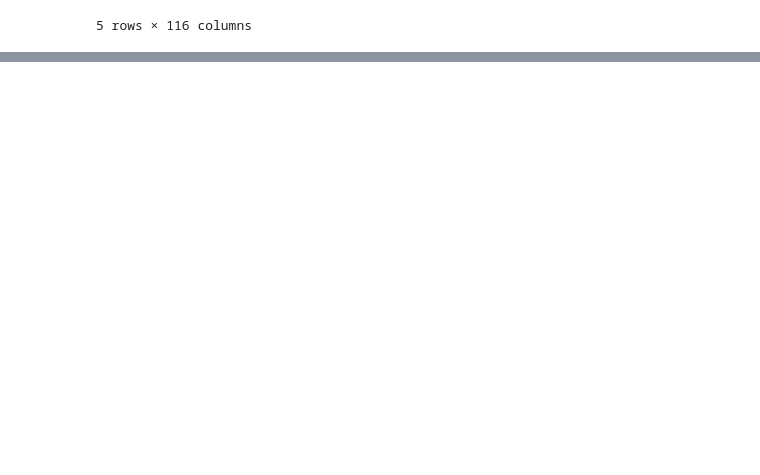
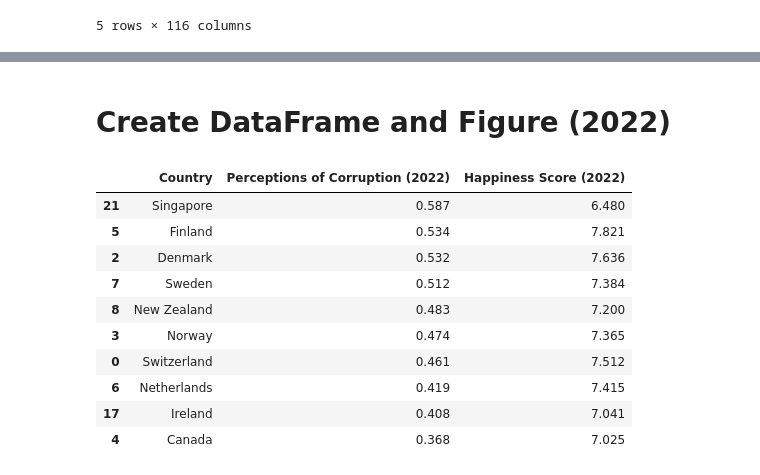
Before and after one commit to tvaughn905/Project-1, a Jupyter notebook: Perceptions_of_corruption.ipynb, the cells around one changed output, grey strips where cells are left out. Saved outputs shown, nothing was run; the diff lists cells and outputs as text; code cells hidden in the pictures; blank space fills up the shorter version.

```diff
--- a/Perceptions_of_corruption.ipynb
+++ b/Perceptions_of_corruption.ipynb
@@ -341,0 +431,19 @@ c_total_mean
+# %% [markdown]
+# Create DataFrame and Figure (2022)
+# %%
+# bring in latest data to work with
+latest_df = merged_df[["Country", "Perceptions of Corruption (2022)", "Happiness Score (2022)"]]
+latest_df = latest_df.sort_values("Perceptions of Corruption (2022)", ascending=False)
+latest_df.head(10)
+# %% [output]
+|  | Country | Perceptions of Corruption (2022) | Happiness Score (2022) |
+| 21 | Singapore | 0.587 | 6.480 |
+| 5 | Finland | 0.534 | 7.821 |
+| 2 | Denmark | 0.532 | 7.636 |
+| 7 | Sweden | 0.512 | 7.384 |
+| 8 | New Zealand | 0.483 | 7.200 |
+| 3 | Norway | 0.474 | 7.365 |
+| 0 | Switzerland | 0.461 | 7.512 |
+| 6 | Netherlands | 0.419 | 7.415 |
+| 17 | Ireland | 0.408 | 7.041 |
+| 4 | Canada | 0.368 | 7.025 |
```
Also changed, not shown: parts of 35 cells of this notebook, 2 other files.
